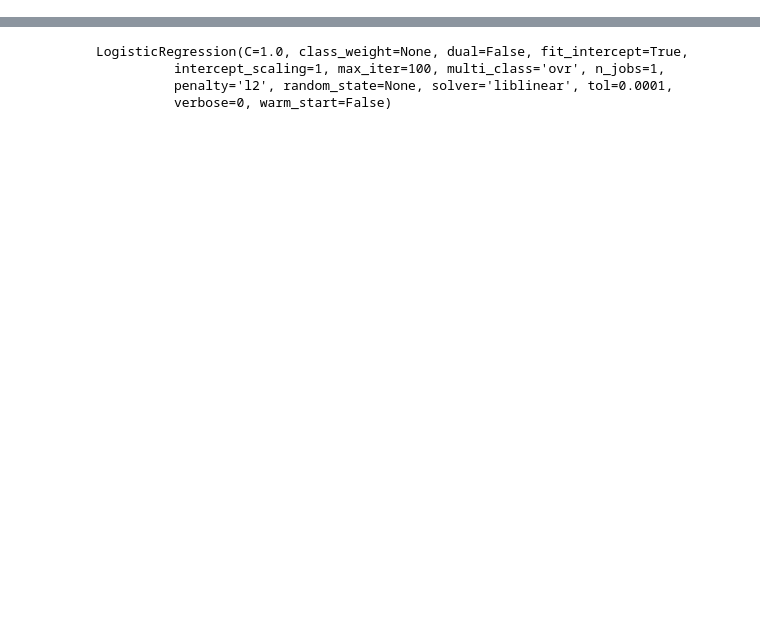
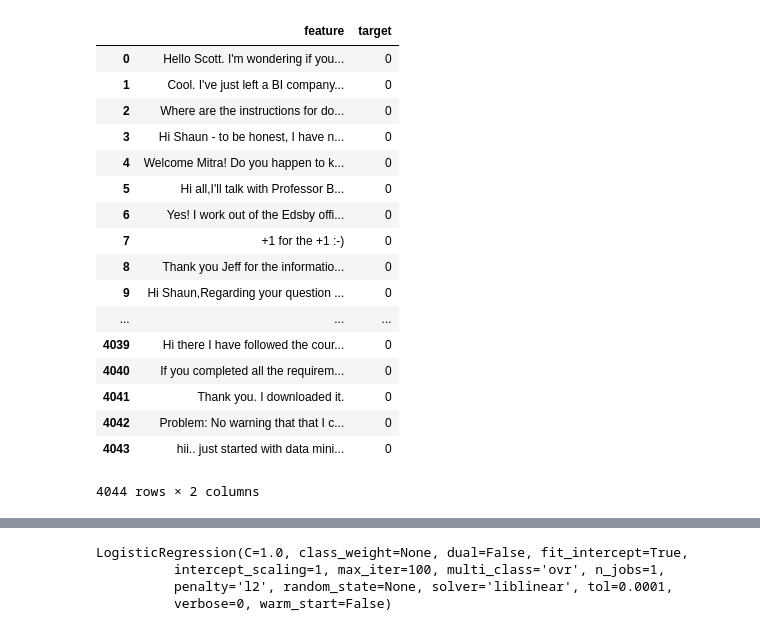
Before and after one commit to MaxJParola/complingproject, a Jupyter notebook: sent.ipynb, the cells around one changed output, grey strips where cells are left out. Drawn from its saved outputs; the diff is of its cells as text; code cells hidden in the pictures; blank space fills up the shorter version.

```diff
--- a/sent.ipynb
+++ b/sent.ipynb
@@ -13,0 +17,8 @@ df.head()
+# %%
+import string
+df = pd.read_csv('MasterDataFile.csv')      # to read the training data into working memory
+df['feature'] = df['feature'].astype(np.str).replace(to_replace= (('\.'),('\?')), value='', regex=True)
+df['feature'] = df['feature'].astype(np.str).replace(to_replace= ('\,'), value=' ', regex=True)
+#df['feature'] = df['feature'].replace(to_replace=string.punctuation, value=' ')
+df['feature']
+# misc['product_desc'] = misc['product_desc'].astype(np.str).replace(to_replace='\n', value='', regex=True)
@@ -13,0 +43,21 @@ df.head()
+# %%
+df
+# %% [output]
+|  | feature | target |
+| 0 | Hello Scott. I'm wondering if you... | 0 |
+| 1 | Cool. I've just left a BI company... | 0 |
+| 2 | Where are the instructions for do... | 0 |
+| 3 | Hi Shaun - to be honest, I have n... | 0 |
+| 4 | Welcome Mitra! Do you happen to k... | 0 |
+| 5 | Hi all,I'll talk with Professor B... | 0 |
+| 6 | Yes! I work out of the Edsby offi... | 0 |
+| 7 | +1 for the +1 :-) | 0 |
+| 8 | Thank you Jeff for the informatio... | 0 |
+| 9 | Hi Shaun,Regarding your question ... | 0 |
+| ... | ... | ... |
+| 4039 | Hi there I have followed the cour... | 0 |
+| 4040 | If you completed all the requirem... | 0 |
+| 4041 | Thank you. I downloaded it. | 0 |
+| 4042 | Problem: No warning that that I c... | 0 |
+| 4043 | hii.. just started with data mini... | 0 |
+4044 rows × 2 columns
```
Also changed, not shown: parts of 35 cells of this notebook, 6 other files.
